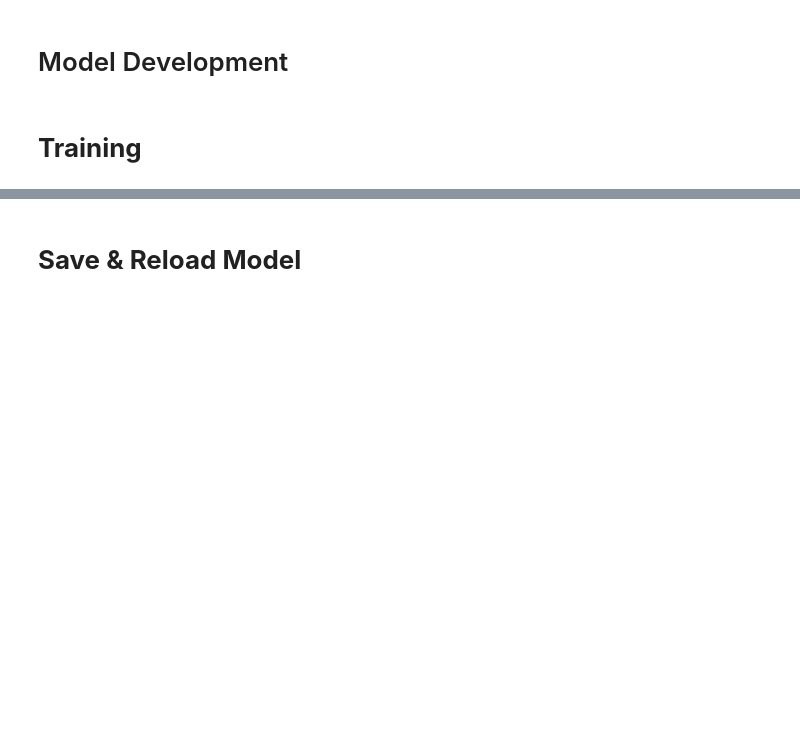
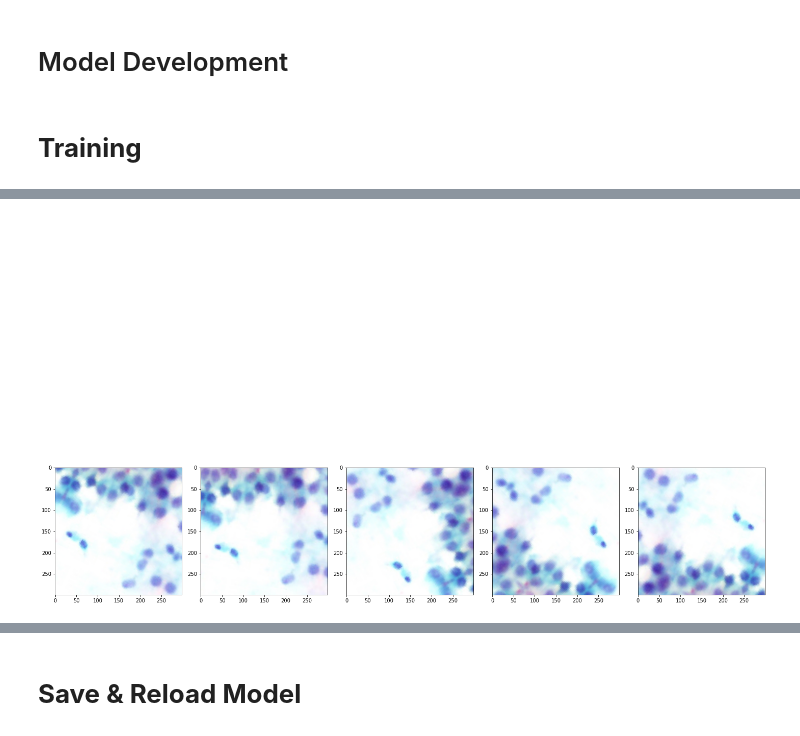
Before and after one commit to mnmahir/FYProject-PCGIPI, a Jupyter notebook: Training.ipynb, the cells around one changed output, grey strips where cells are left out. Cells and saved outputs as stored; diff of their text form; code cells hidden in the pictures; blank space fills up the shorter version.

Commit message:
Added augmented image plot and function to retreive pre-trained model input size

```diff
--- a/Training.ipynb
+++ b/Training.ipynb
@@ -346,3 +379,20 @@ show_image_generated(train_generator, index = 3, img_size = 12)  # Print image g
+# %%
+# This function will plot images in the form of a grid with 1 row and 5 columns where images are placed in each column.
+def plotImages(images_arr):
+    plt.axis('off')
+    fig, axes = plt.subplots(1, 5, figsize=(20,20))
+    axes = axes.flatten()
+    for img, ax in zip(images_arr, axes):
+        ax.imshow(img)
+    plt.tight_layout()
+
+    plt.show()
+
+augmented_images = [train_generator[0][0][0] for i in range(5)]
+plotImages(augmented_images)
+# %% [output]
+[figure, added]
+[figure, added]
 # %%
 # Check number of image in each class
 train_freq = get_freq_data(train_generator)
```
Also changed, not shown: parts of 9 cells of this notebook.
